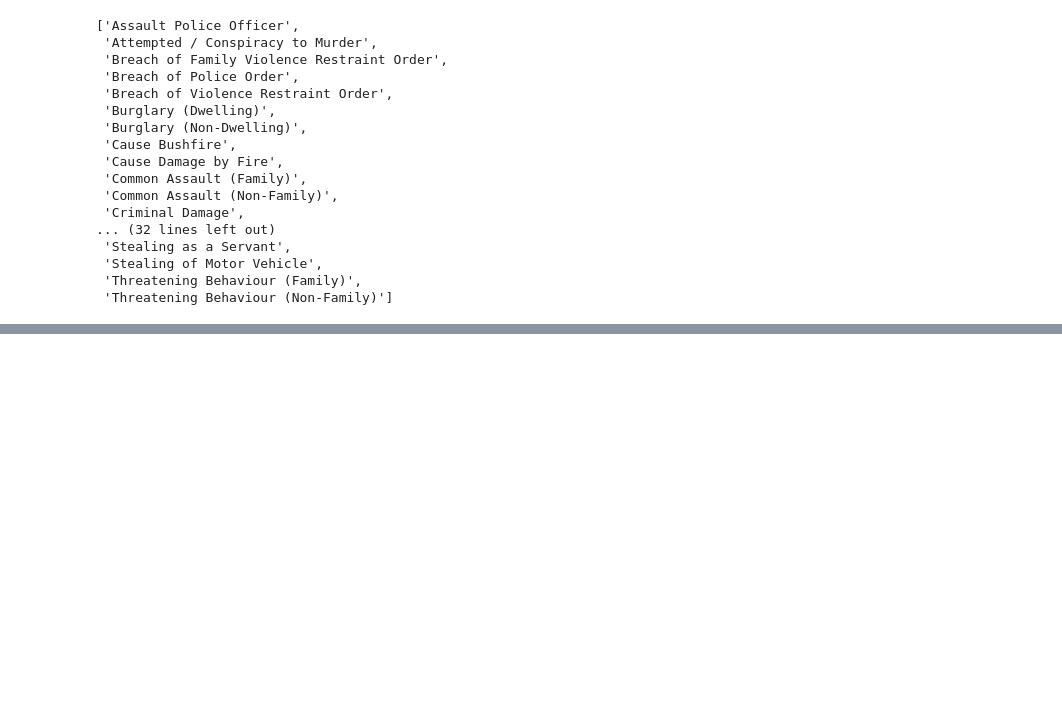
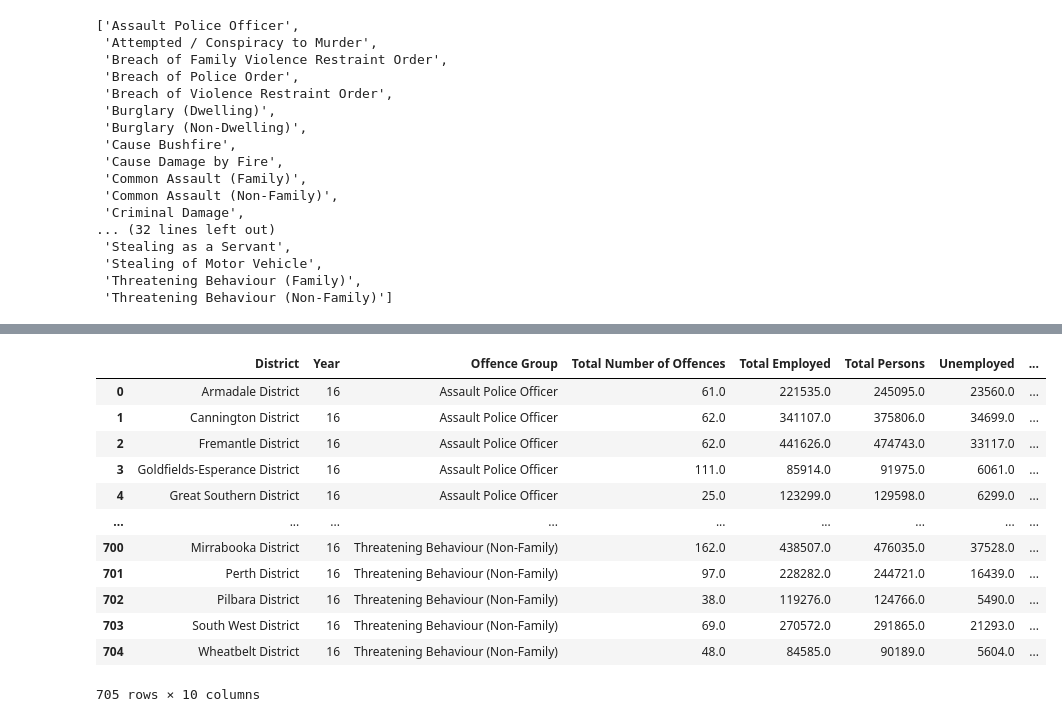
Before and after one commit to natalieddavies/BootcampProject1, a Jupyter notebook: unemployment_offences.ipynb, the cells around one changed output, grey strips where cells are left out. Saved outputs shown, nothing was run; the diff lists cells and outputs as text; code cells hidden in the pictures; blank space fills up the shorter version.

```diff
--- a/unemployment_offences.ipynb
+++ b/unemployment_offences.ipynb
@@ -139,0 +186,17 @@ offence_list.tolist()
+# %%
+merged2 = pd.merge(unemploy_offence_csv, offence_groups_csv, left_on="Offence Group",right_on='Offence')
+merged2
+# %% [output]
+|  | District | Year | Offence Group | Total Number of Offences | Total Employed | Total Persons | Unemployed | ... |
+| 0 | Armadale District | 16 | Assault Police Officer | 61.0 | 221535.0 | 245095.0 | 23560.0 | ... |
+| 1 | Cannington District | 16 | Assault Police Officer | 62.0 | 341107.0 | 375806.0 | 34699.0 | ... |
+| 2 | Fremantle District | 16 | Assault Police Officer | 62.0 | 441626.0 | 474743.0 | 33117.0 | ... |
+| 3 | Goldfields-Esperance District | 16 | Assault Police Officer | 111.0 | 85914.0 | 91975.0 | 6061.0 | ... |
+| 4 | Great Southern District | 16 | Assault Police Officer | 25.0 | 123299.0 | 129598.0 | 6299.0 | ... |
+| ... | ... | ... | ... | ... | ... | ... | ... | ... |
+| 700 | Mirrabooka District | 16 | Threatening Behaviour (Non-Family) | 162.0 | 438507.0 | 476035.0 | 37528.0 | ... |
+| 701 | Perth District | 16 | Threatening Behaviour (Non-Family) | 97.0 | 228282.0 | 244721.0 | 16439.0 | ... |
+| 702 | Pilbara District | 16 | Threatening Behaviour (Non-Family) | 38.0 | 119276.0 | 124766.0 | 5490.0 | ... |
+| 703 | South West District | 16 | Threatening Behaviour (Non-Family) | 69.0 | 270572.0 | 291865.0 | 21293.0 | ... |
+| 704 | Wheatbelt District | 16 | Threatening Behaviour (Non-Family) | 48.0 | 84585.0 | 90189.0 | 5604.0 | ... |
+705 rows × 10 columns
```
Also changed, not shown: parts of 3 cells of this notebook, 2 other files.
